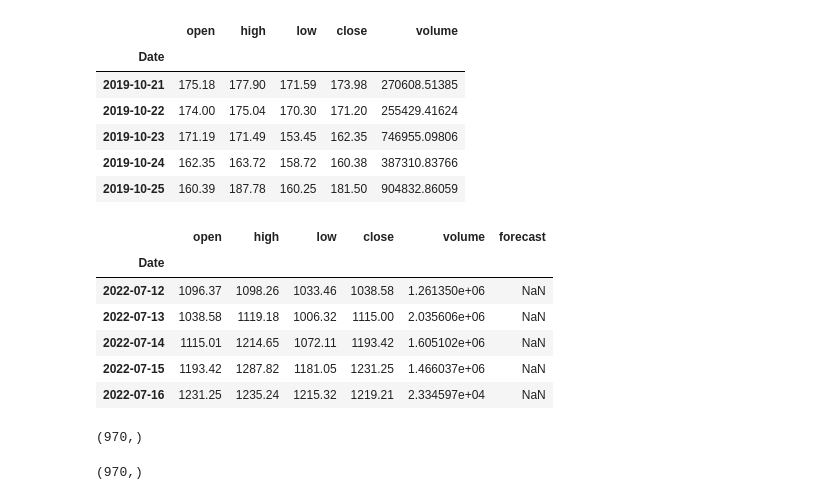
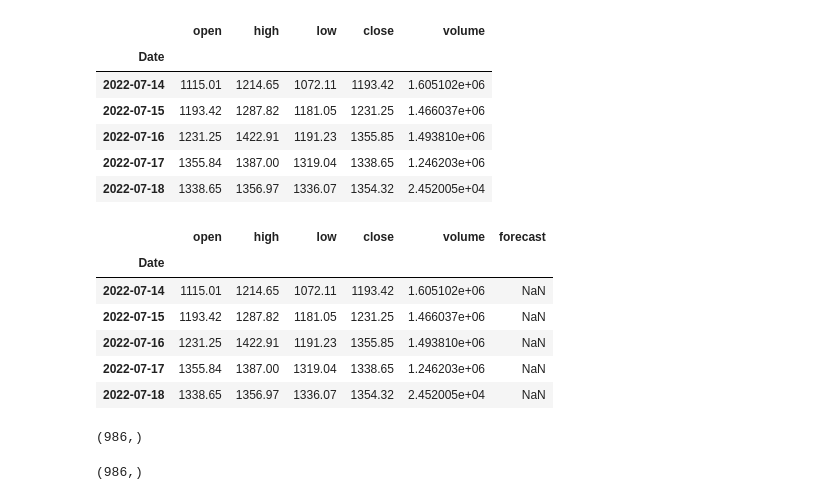
Before and after one commit to rudycav/Digital-Assets-Prediction-Model, a Jupyter notebook: Project/ Crypto_forecast_model.ipynb, the cells around one changed output. Saved outputs shown, nothing was run; the diff lists cells and outputs as text; code cells hidden in the pictures.

```diff
--- a/Project/ Crypto_forecast_model.ipynb
+++ b/Project/ Crypto_forecast_model.ipynb
@@ -45,33 +45,33 @@ def get_crypto_price(symbol, exchange, start_date = None):
     return df
 
 crypto_df = get_crypto_price(symbol = symbol, exchange = 'USD', start_date = '2019-05-01')
-crypto_df.head()
+crypto_df.tail()
 # %% [output]
 |  | open | high | low | close | volume |
 | Date |  |  |  |  |  |
-| 2019-10-21 | 175.18 | 177.90 | 171.59 | 173.98 | 270608.51385 |
-| 2019-10-22 | 174.00 | 175.04 | 170.30 | 171.20 | 255429.41624 |
-| 2019-10-23 | 171.19 | 171.49 | 153.45 | 162.35 | 746955.09806 |
-| 2019-10-24 | 162.35 | 163.72 | 158.72 | 160.38 | 387310.83766 |
-| 2019-10-25 | 160.39 | 187.78 | 160.25 | 181.50 | 904832.86059 |
+| 2022-07-14 | 1115.01 | 1214.65 | 1072.11 | 1193.42 | 1.605102e+06 |
+| 2022-07-15 | 1193.42 | 1287.82 | 1181.05 | 1231.25 | 1.466037e+06 |
+| 2022-07-16 | 1231.25 | 1422.91 | 1191.23 | 1355.85 | 1.493810e+06 |
+| 2022-07-17 | 1355.84 | 1387.00 | 1319.04 | 1338.65 | 1.246203e+06 |
+| 2022-07-18 | 1338.65 | 1356.97 | 1336.07 | 1354.32 | 2.452005e+04 |
 # %%
-forecast_days = 30
+forecast_days = 14
 
 def create_prediction_column(df):
-  crypto_df['forecast'] = crypto_df[['close']].shift(-forecast_days)
+  crypto_df['forecast'] = crypto_df[['high']].shift(-forecast_days)
 
   return crypto_df
 
 prediction_column = create_prediction_column(crypto_df)
 prediction_column.tail()
 # %% [output]
 |  | open | high | low | close | volume | forecast |
 | Date |  |  |  |  |  |  |
-| 2022-07-12 | 1096.37 | 1098.26 | 1033.46 | 1038.58 | 1.261350e+06 | NaN |
-| 2022-07-13 | 1038.58 | 1119.18 | 1006.32 | 1115.00 | 2.035606e+06 | NaN |
 | 2022-07-14 | 1115.01 | 1214.65 | 1072.11 | 1193.42 | 1.605102e+06 | NaN |
 | 2022-07-15 | 1193.42 | 1287.82 | 1181.05 | 1231.25 | 1.466037e+06 | NaN |
-| 2022-07-16 | 1231.25 | 1235.24 | 1215.32 | 1219.21 | 2.334597e+04 | NaN |
+| 2022-07-16 | 1231.25 | 1422.91 | 1191.23 | 1355.85 | 1.493810e+06 | NaN |
+| 2022-07-17 | 1355.84 | 1387.00 | 1319.04 | 1338.65 | 1.246203e+06 | NaN |
+| 2022-07-18 | 1338.65 | 1356.97 | 1336.07 | 1354.32 | 2.452005e+04 | NaN |
 # %%
 def smooth_data(data, alpha):
 
@@ -89,7 +89,7 @@ x_dataset = independent_dataset(expo_smooth)
 # %%
 x_dataset.shape
 # %% [output]
-(970,)
+(986,)
 # %%
 def dependent_dataset(df):
   y = prediction_column.forecast.values
@@ -101,7 +101,7 @@ y_dataset = dependent_dataset(expo_smooth)
 # %%
 y_dataset.shape
 # %% [output]
-(970,)
+(986,)
 # %%
 def split_data(X_data, y_data, test_size):
   X_train, X_test, y_train, y_test = train_test_split(x_dataset, y_dataset, test_size = 0.3)
```
Also changed, not shown: parts of 7 cells of this notebook.
